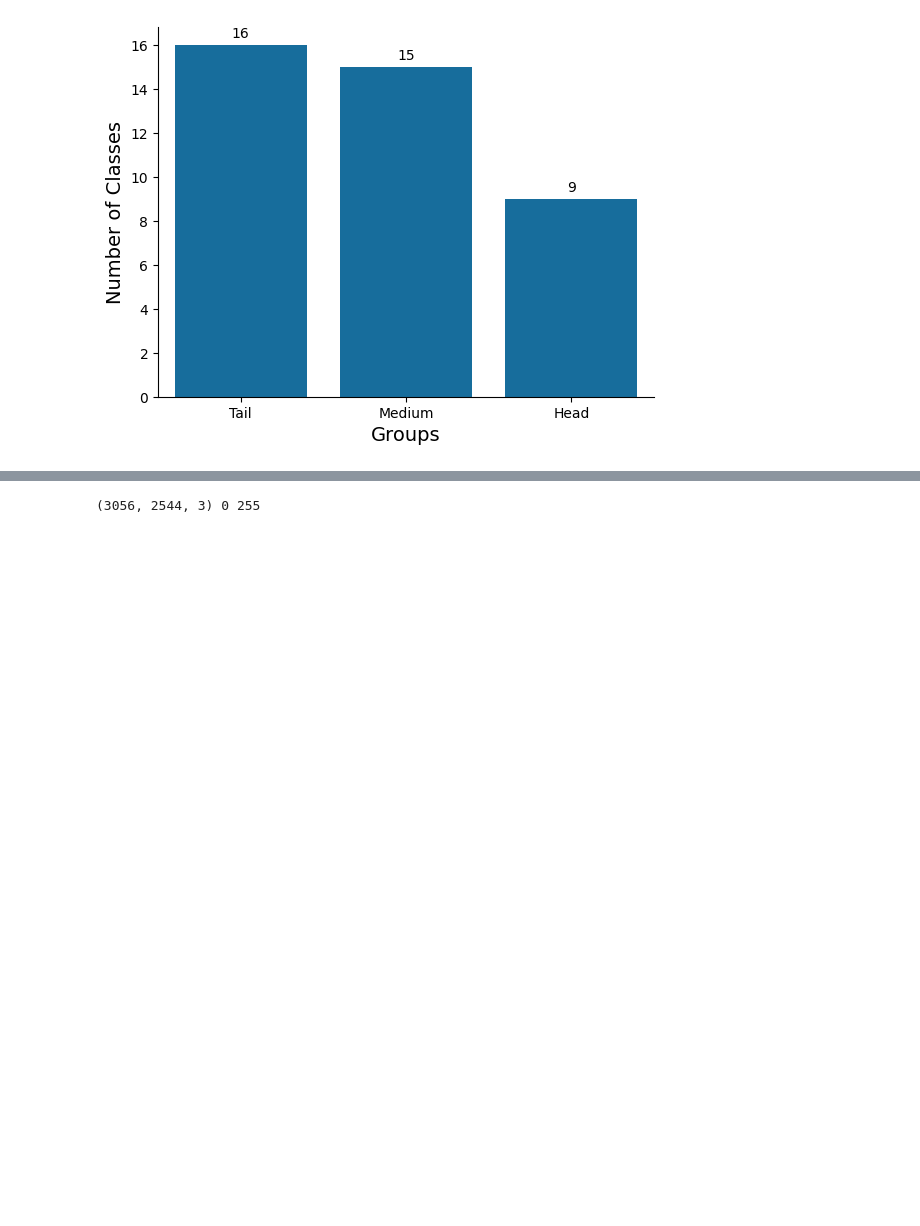
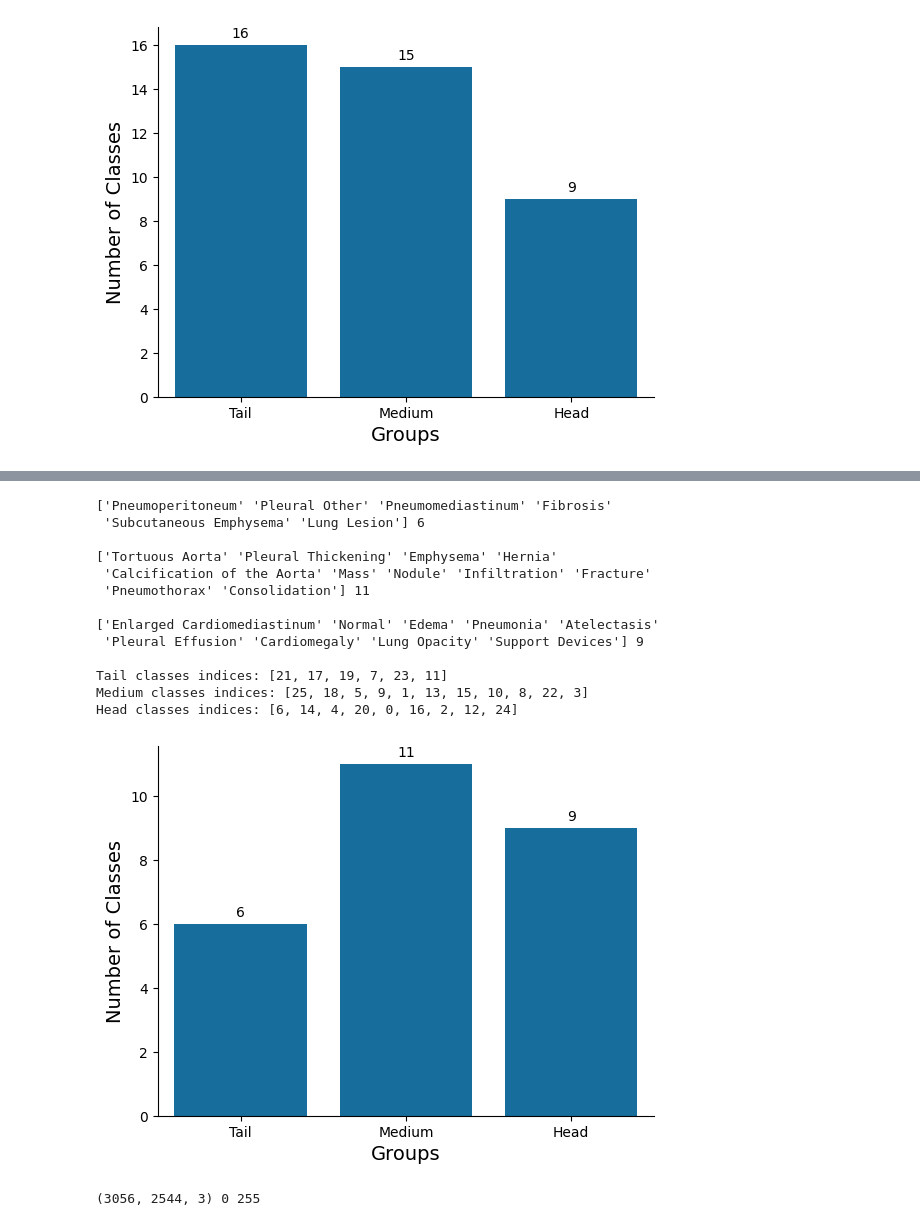
Before and after one commit to UoS-HDS/cxr-lt-diss, a Jupyter notebook: prelim_analysis.ipynb, the cells around one changed output, grey strips where cells are left out. Cells and saved outputs as stored; diff of their text form; code cells hidden in the pictures; blank space fills up the shorter version.

```diff
--- a/prelim_analysis.ipynb
+++ b/prelim_analysis.ipynb
@@ -22,10 +22,12 @@ PLOTS_PATH = Path("./figures/")
 IMGS_PATH = BASE_PATH / "mimic-cxr-jpg-2.1.0/"
 CXR24_PATH = Path("data/cxr-lt-iccv-workshop-cvamd/2.0.0/cxr-lt-2024/")
 TRAIN_LABELS_FILE = CXR24_PATH / "train_labeled.csv"
+TRAIN_LABELS_FILE_26 = CXR24_PATH / "development_labeled_task2.csv"
 print(TRAIN_LABELS_FILE)
 
 PLOTS_PATH.mkdir(parents=True, exist_ok=True)
 train_df = pd.read_csv(TRAIN_LABELS_FILE)
+labels_26 = pd.read_csv(TRAIN_LABELS_FILE_26).columns[-26:].to_numpy()
 total_rows = len(train_df)
 train_df.info()
 # %% [output]
@@ -386,3 +410,8 @@ Tail classes indices: [19, 5, 35, 2, 30, 26, 15, 28, 16, 18, 33, 10, 32, 36, 39,
 Medium classes indices: [11, 13, 27, 38, 0, 8, 14, 3, 22, 23, 34, 17, 12, 31, 6]
 Head classes indices: [9, 24, 7, 29, 1, 25, 4, 21, 37]
 [figure]
+# %%
+no_views = train_df["View"] == "Unknown"
+train_df_no_missing_views = train_df[~no_views].reset_index(drop=True)
+train_df_no_missing_views.to_csv(CXR24_PATH / "train_labeled_no_missing_views.csv", index=False)
+print(train_df[~no_views].shape)
@@ -388,0 +420,5 @@ Head classes indices: [9, 24, 7, 29, 1, 25, 4, 21, 37]
+# %%
+labels_diff = np.array(list(set(labels).difference(set(labels_26))))
+train_df_26 = train_df_no_missing_views.drop(columns=labels_diff)
+train_df_26.to_csv(CXR24_PATH / "train_labeled_26.csv", index=False)
+train_df_26.head(3)
@@ -388,0 +431,6 @@ Head classes indices: [9, 24, 7, 29, 1, 25, 4, 21, 37]
+# %%
+label_counts = pd.DataFrame(train_df_26.iloc[:, -26:].sum(axis=0).sort_values())
+label_counts.columns = ["Count"]
+label_counts = add_freq_class(label_counts)
+print(label_counts.sort_index())
+print(len(label_counts))
@@ -389,3 +455,47 @@ Head classes indices: [9, 24, 7, 29, 1, 25, 4, 21, 37]
+# %%
+tail_classes = label_counts[label_counts["freq_class"] == "Tail"].index.to_numpy()
+medium_classes = label_counts[label_counts["freq_class"] == "Medium"].index.to_numpy()
+head_classes = label_counts[label_counts["freq_class"] == "Head"].index.to_numpy()
+
+print(tail_classes, len(tail_classes), "\n")
+print(medium_classes, len(medium_classes), "\n")
+print(head_classes, len(head_classes), "\n")
+
+tail_classes_indices = get_label_indices(labels_26, tail_classes)
+medium_classes_indices = get_label_indices(labels_26, medium_classes)
+head_classes_indices = get_label_indices(labels_26, head_classes)
+
+print(f"Tail classes indices: {tail_classes_indices}")
+print(f"Medium classes indices: {medium_classes_indices}")
+print(f"Head classes indices: {head_classes_indices}")
+
+assert len(tail_classes) == len(tail_classes_indices)
+assert len(medium_classes) == len(medium_classes_indices)
+assert len(head_classes) == len(head_classes_indices)
+
+ax = sns.barplot(
+    x=["Tail", "Medium", "Head"],
+    y=[len(tail_classes), len(medium_classes), len(head_classes)],
+)
+plt.xlabel("Groups")
+plt.ylabel("Number of Classes")
+for container in ax.containers:
+    ax.bar_label(container, fmt="%d", label_type="edge", padding=3)
+# %% [output]
+['Pneumoperitoneum' 'Pleural Other' 'Pneumomediastinum' 'Fibrosis'
+ 'Subcutaneous Emphysema' 'Lung Lesion'] 6
+
+['Tortuous Aorta' 'Pleural Thickening' 'Emphysema' 'Hernia'
+ 'Calcification of the Aorta' 'Mass' 'Nodule' 'Infiltration' 'Fracture'
+ 'Pneumothorax' 'Consolidation'] 11
+
+['Enlarged Cardiomediastinum' 'Normal' 'Edema' 'Pneumonia' 'Atelectasis'
+ 'Pleural Effusion' 'Cardiomegaly' 'Lung Opacity' 'Support Devices'] 9
+
+Tail classes indices: [21, 17, 19, 7, 23, 11]
+Medium classes indices: [25, 18, 5, 9, 1, 13, 15, 10, 8, 22, 3]
+Head classes indices: [6, 14, 4, 20, 0, 16, 2, 12, 24]
+[figure, added]
 # %%
 def display_image(path: Path | str):
     """Display an image from the given path."""
```
Also changed, not shown: parts of 7 cells of this notebook, 3 other files.
